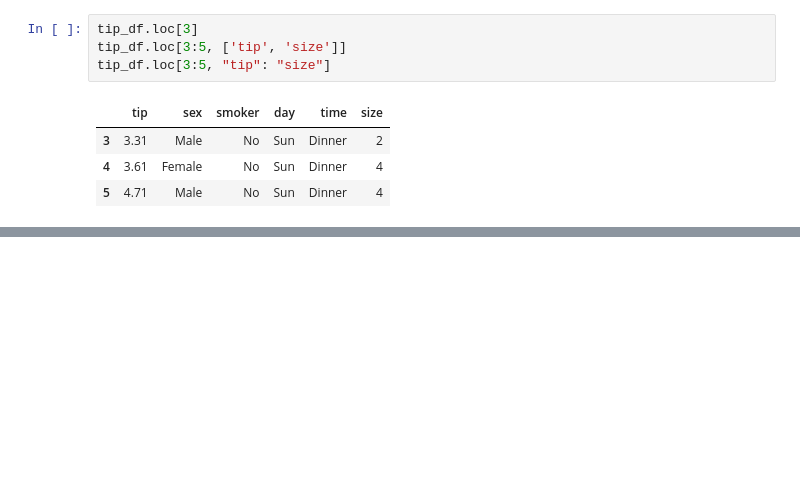
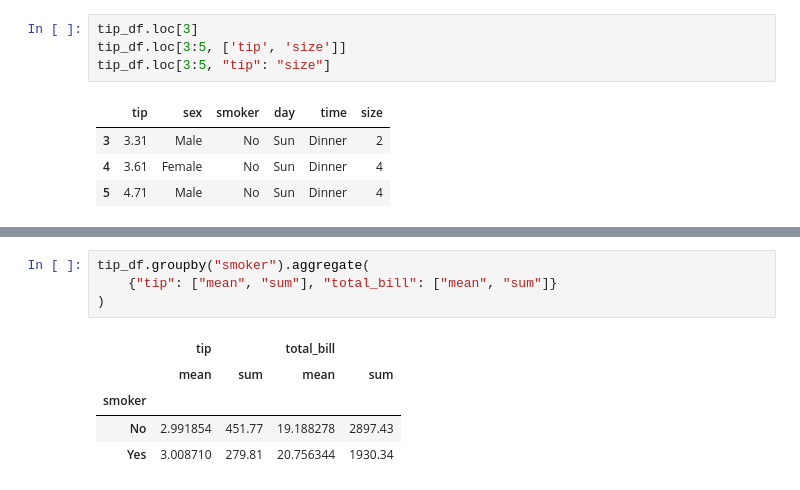
Before and after one commit to Chleo-Smith/python-week1-2-sanlam-2025, a Jupyter notebook: practice/pandas_revision/pandas_revision.ipynb, the cells around one changed output, grey strips where cells are left out. Saved outputs shown, nothing was run; the diff lists cells and outputs as text; blank space fills up the shorter version.

```diff
--- a/practice/pandas_revision/pandas_revision.ipynb
+++ b/practice/pandas_revision/pandas_revision.ipynb
@@ -295,0 +379,10 @@ tip_df.loc[3:5, "tip": "size"]
+# %%
+tip_df.groupby("smoker").aggregate(
+    {"tip": ["mean", "sum"], "total_bill": ["mean", "sum"]}
+)
+# %% [output]
+|  | tip |  | total_bill |  |
+|  | mean | sum | mean | sum |
+| smoker |  |  |  |  |
+| No | 2.991854 | 451.77 | 19.188278 | 2897.43 |
+| Yes | 3.008710 | 279.81 | 20.756344 | 1930.34 |
```
Also changed, not shown: parts of 17 cells of this notebook.
